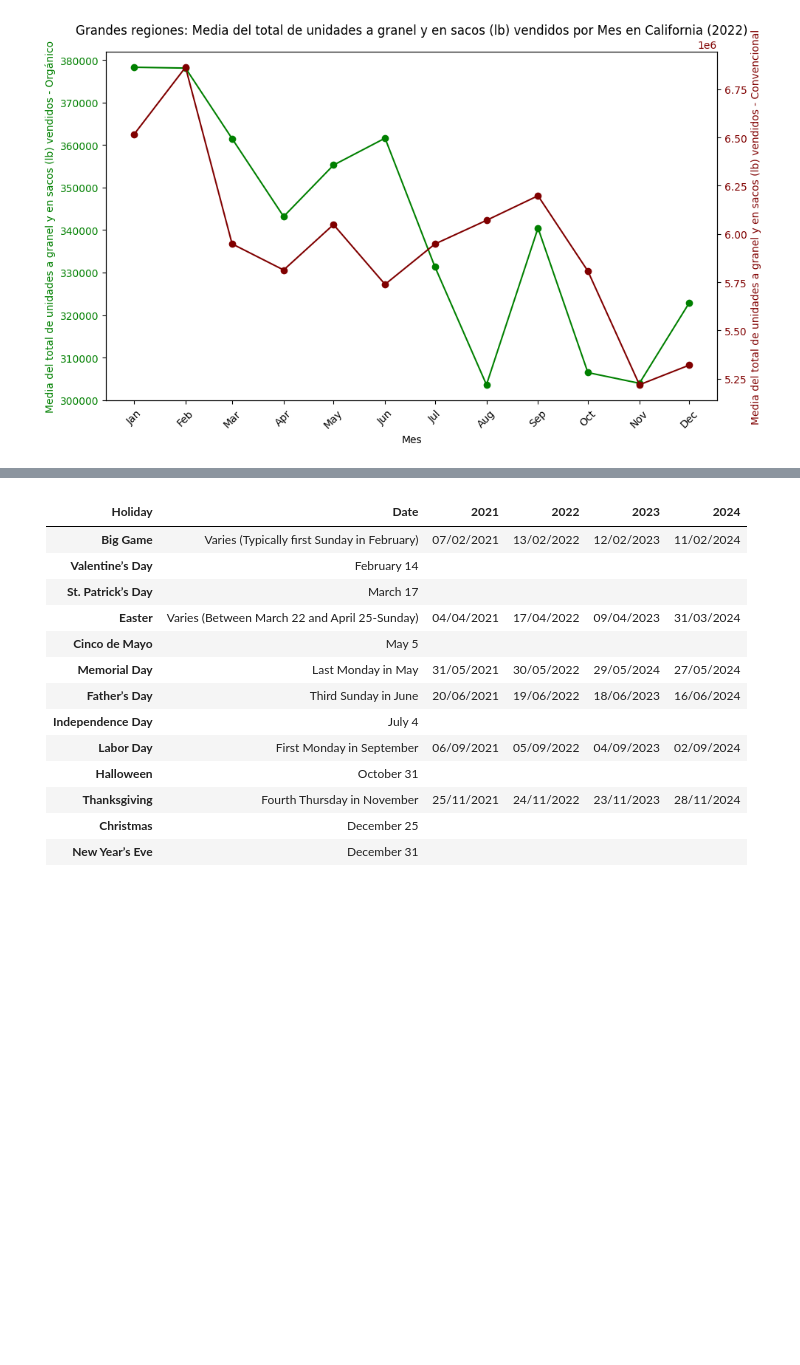
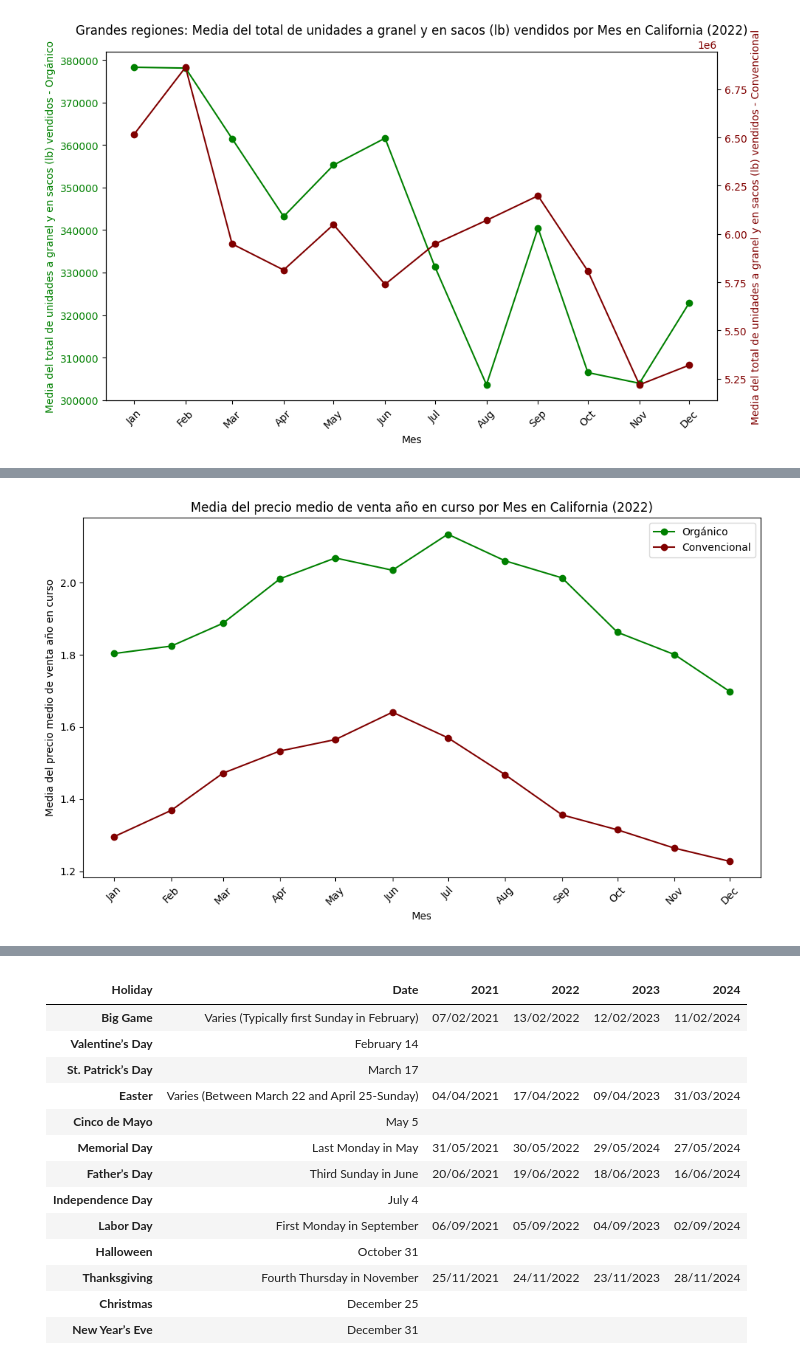
Before and after one commit to arboldeku/Avocado-2.0, a Jupyter notebook: code/exploracion_datos.ipynb, the cells around one changed output, grey strips where cells are left out. Saved outputs shown, nothing was run; the diff lists cells and outputs as text; code cells hidden in the pictures; blank space fills up the shorter version.

```diff
--- a/code/exploracion_datos.ipynb
+++ b/code/exploracion_datos.ipynb
@@ -335,0 +390,25 @@ plt.show()
+# %%
+month_mean_california_organic_2022 = month_mean_california_organic[month_mean_california_organic.index.year == 2022]
+month_mean_california_conventional_2022 = month_mean_california_conventional[month_mean_california_conventional.index.year == 2022]
+
+fig, ax = plt.subplots(figsize=(10, 6))
+
+# Plot for organic
+ax.plot(month_mean_california_organic_2022.index.to_timestamp(), month_mean_california_organic_2022['ASP Current Year'], marker='o', label='Orgánico', color='g')
+# Plot for conventional
+ax.plot(month_mean_california_conventional_2022.index.to_timestamp(), month_mean_california_conventional_2022['ASP Current Year'], marker='o', label='Convencional', color='#800000')
+
+ax.set_xlabel('Mes')
+ax.set_ylabel('Media del precio medio de venta año en curso')
+ax.tick_params(axis='y')
+
+# Set x-axis to show each month
+ax.set_xticks(month_mean_california_organic_2022.index.to_timestamp())
+ax.set_xticklabels(month_mean_california_organic_2022.index.strftime('%b'), rotation=45)
+
+plt.title('Media del precio medio de venta año en curso por Mes en California (2022)')
+plt.legend()
+fig.tight_layout()
+plt.show()
+# %% [output]
+[figure, added]
```
Also changed, not shown: parts of 7 cells of this notebook, 1 other file.
